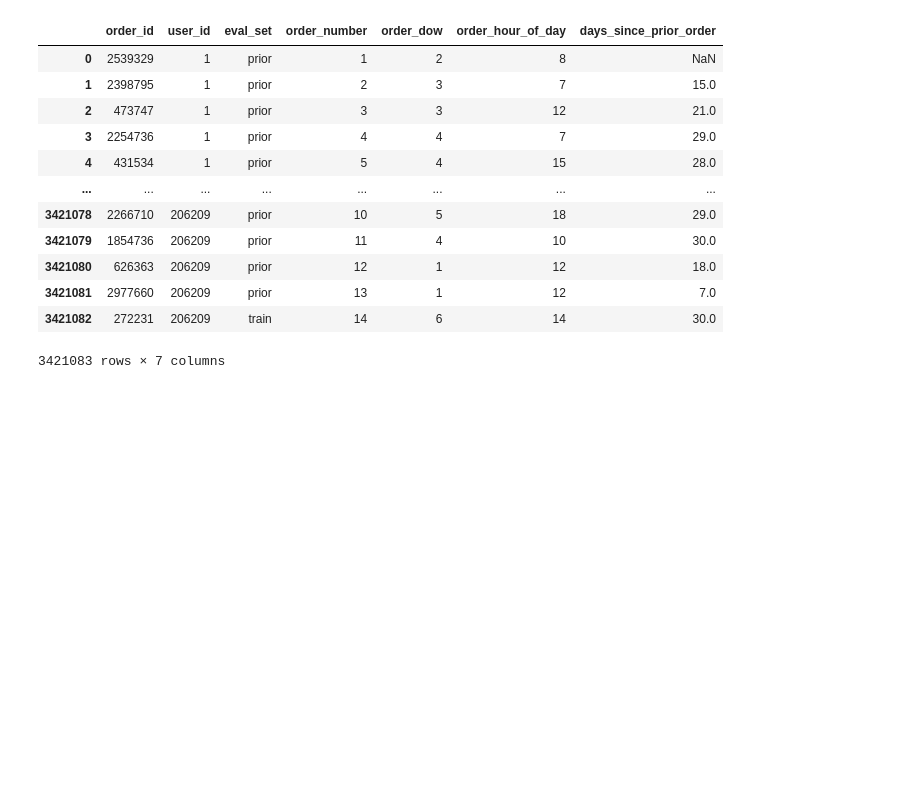
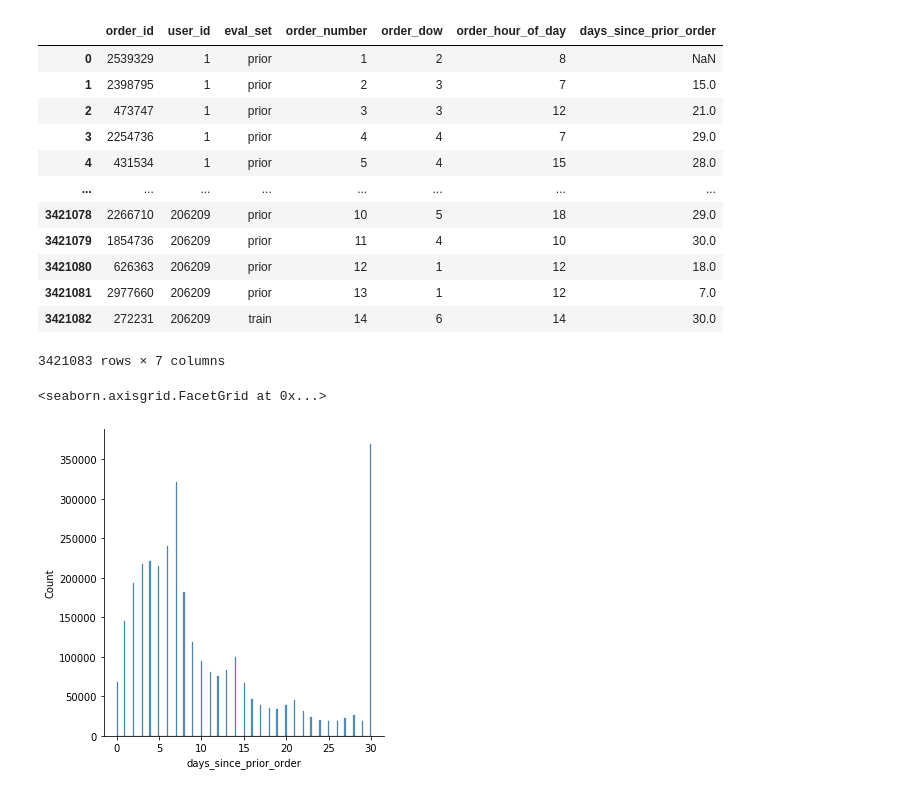
Before and after one commit to soraew/instacart, a Jupyter notebook: vis.ipynb, the cells around one changed output. Cells and saved outputs as stored; diff of their text form; code cells hidden in the pictures; blank space fills up the shorter version.

```diff
--- a/vis.ipynb
+++ b/vis.ipynb
@@ -101,3 +59,8 @@ orders
 | 3421081 | 2977660 | 206209 | prior | 13 | 1 | 12 | 7.0 |
 | 3421082 | 272231 | 206209 | train | 14 | 6 | 14 | 30.0 |
 3421083 rows × 7 columns
+# %%
+sns.displot(orders.days_since_prior_order)
+# %% [output]
+<seaborn.axisgrid.FacetGrid at 0x...>
+[figure, added]
```
Also changed, not shown: parts of 13 cells of this notebook, 1 other file.
